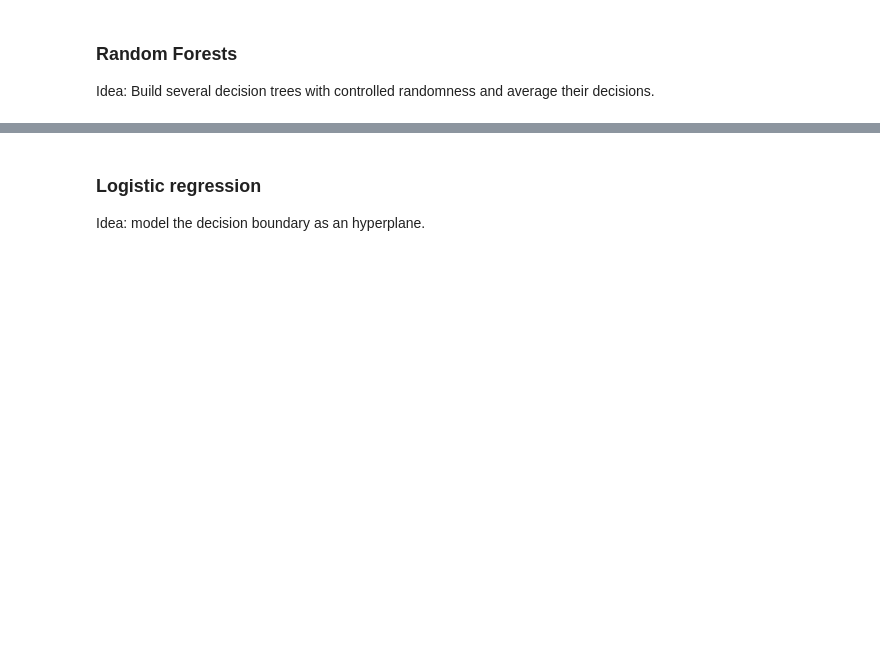
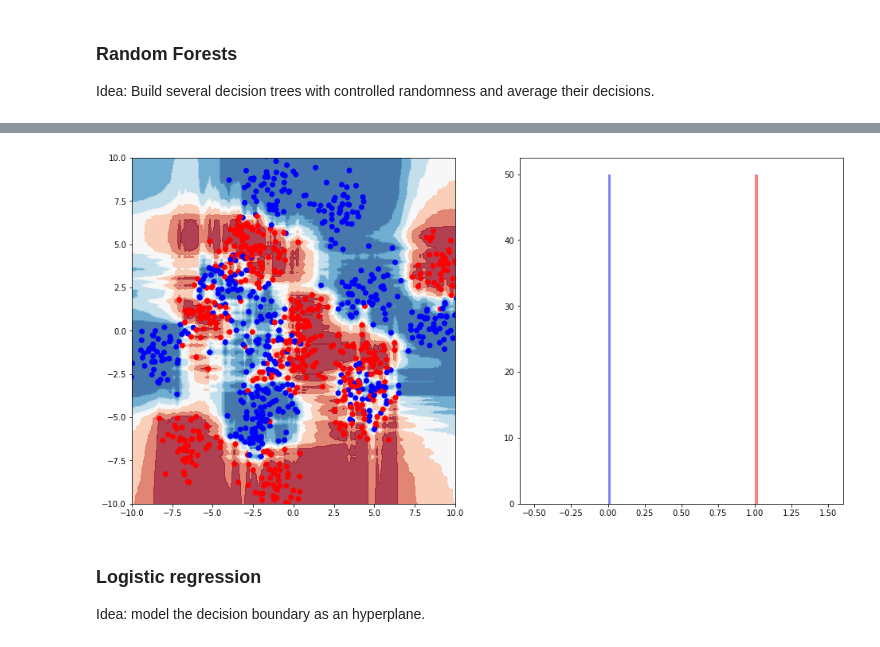
Before and after one commit to ianozsvald/tutorials-scikit-learn, a Jupyter notebook: 1. An introduction to Machine Learning with Scikit-Learn.ipynb, the cells around one changed output, grey strips where cells are left out. Saved outputs shown, nothing was run; the diff lists cells and outputs as text; code cells hidden in the pictures; blank space fills up the shorter version.

```diff
--- a/1. An introduction to Machine Learning with Scikit-Learn.ipynb
+++ b/1. An introduction to Machine Learning with Scikit-Learn.ipynb
@@ -311,3 +319,14 @@ plot_clf(clf, X, y)
+# %%
+from sklearn.ensemble import RandomForestClassifier, ExtraTreesClassifier
+clf = RandomForestClassifier(n_estimators=5)
+# STUDENTS try n_estimators 5, 50 and compare to the above
+# from sklearn.ensemble import ExtraTreesClassifier
+#clf = ExtraTreesClassifier(n_estimators=500)
+# STUDENTS try ExtraTrees
+clf.fit(X, y)
+plot_clf(clf, X, y)
+# %% [output]
+[figure, added]
 # %% [markdown]
 ### Logistic regression
 
```
Also changed, not shown: parts of 13 cells of this notebook, 1 other file.
